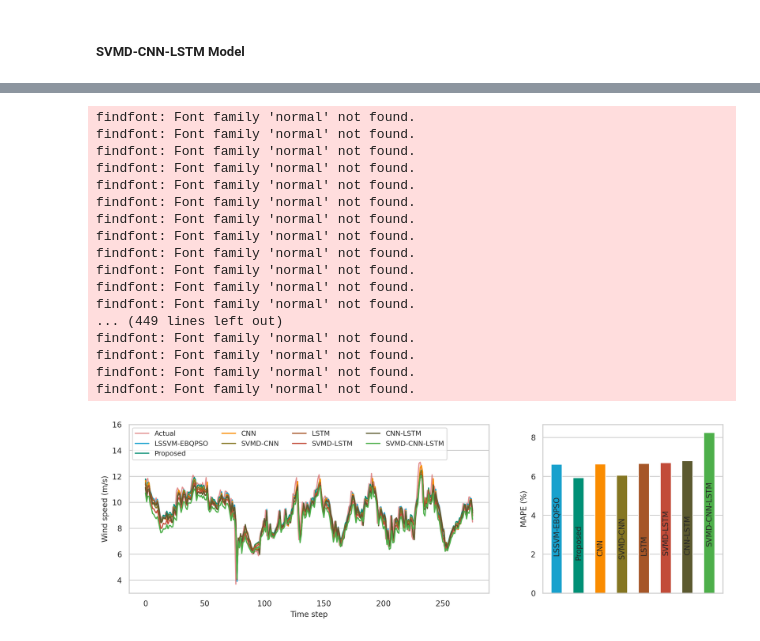
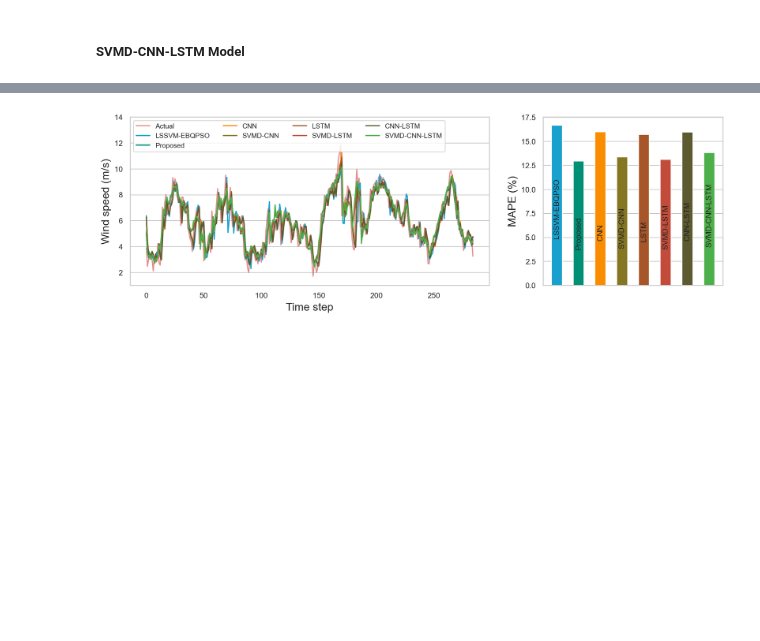
Before and after one commit to ephrem-admasu/windspeed_prediction, a Jupyter notebook: Result_analysis (Dataset 2).ipynb, the cells around one changed output, grey strips where cells are left out. Cells and saved outputs as stored; diff of their text form; code cells hidden in the pictures; blank space fills up the shorter version.

```diff
--- a/Result_analysis (Dataset 2).ipynb
+++ b/Result_analysis (Dataset 2).ipynb
@@ -189,3 +196,3 @@ cnn_lstm_1 = get_data('cnn_lstm_1')
 # %%
-cnn_lstm_1 = cnn_lstm_1[max_window_size-5:]
+cnn_lstm_2 = cnn_lstm_2[max_window_size-5:]
 # %%
@@ -203 +208,5 @@ svmd_cnn_lstm_1 = get_data('svmd_cnnlstm_1')
+# %%
+svmd_cnn_lstm_2 = get_data('svmd_cnnlstm_2')
+# %%
+svmd_cnn_lstm_2 = svmd_cnn_lstm_2[max_window_size-5:]
 # %%
@@ -217,14 +220,14 @@ mse(svmd_cnn_lstm_1, y_test)
 # %%
 models = ['LSSVM-EBQPSO', 'Proposed', 'CNN', 'SVMD-CNN', 'LSTM', 'SVMD-LSTM', 'CNN-LSTM', 'SVMD-CNN-LSTM']
 predicted_values = [
-    lssvm_ebqpso_preds_1,
+    lssvm_ebqpso_preds_2,
     svmd_ebqpso_lssvm_preds,
-    cnn_preds_1,
-    svmd_cnn_1,
-    lstm_preds_1,
-    svmd_lstm_1,
-    cnn_lstm_1,
-    svmd_cnn_lstm_1
+    cnn_preds_2,
+    svmd_cnn_2,
+    lstm_preds_2,
+    svmd_lstm_2,
+    cnn_lstm_2,
+    svmd_cnn_lstm_2
 ]
 # %%
 def summarize_results(models, predicted_values):
@@ -311,47 +297,30 @@ findfont: Font family 'normal' not found.
 # %%
 fig, ax = plt.subplots(nrows=1, ncols=2, figsize=(14, 4), gridspec_kw={'width_ratios': [4, 2]})
 
 for a in ax:
     for label in (a.get_xticklabels() + a.get_yticklabels()):
 	    label.set_fontsize(10)
 
 ax[0].plot(range(len(y_test)), y_test, color='r', alpha = .7, label='Actual')
 for i, data in enumerate(predicted_values):
     ax[0].plot(range(len(y_test)), data, color=colors[i], label = models[i])
 
 
 ax[0].grid(axis='x')
 ax[0].legend(ncol=4, loc='upper left', fontsize=9)
 ax[0].set_xlabel('Time step')
-ax[0].set_ylim([3, 16])
+ax[0].set_ylim([1, 14])
 ax[0].set_ylabel('Wind speed (m/s)')
 
 ax[1].bar(range(len(models)), [mape(y_test, data)*100 for data in predicted_values], color=colors, width=.5)
 ax[1].set_ylabel('MAPE (%)')
 ax[1].xaxis.set_visible(False)
 ax[1].grid(axis='x')
 for i in range(len(models)):
     ax[1].text(i, (mape(y_test, predicted_values[i])*30), models[i], ha='center', rotation=90, fontsize=10)
-plt.savefig('figures/ds1_forecast_figs.png', dpi=300)
+plt.savefig('figures/ds2_forecast_figs.png', dpi=300)
 # %% [output]
-findfont: Font family 'normal' not found.
-findfont: Font family 'normal' not found.
-findfont: Font family 'normal' not found.
-findfont: Font family 'normal' not found.
-findfont: Font family 'normal' not found.
-findfont: Font family 'normal' not found.
-findfont: Font family 'normal' not found.
-findfont: Font family 'normal' not found.
-findfont: Font family 'normal' not found.
-findfont: Font family 'normal' not found.
-findfont: Font family 'normal' not found.
-findfont: Font family 'normal' not found.
-... (449 lines left out)
-findfont: Font family 'normal' not found.
-findfont: Font family 'normal' not found.
-findfont: Font family 'normal' not found.
-findfont: Font family 'normal' not found.
-[figure, old version]
+[figure, new version]
 # %%
 import matplotlib as mpl
 from scipy.stats import norm
```
Also changed, not shown: parts of 67 cells of this notebook, 11 other files.
